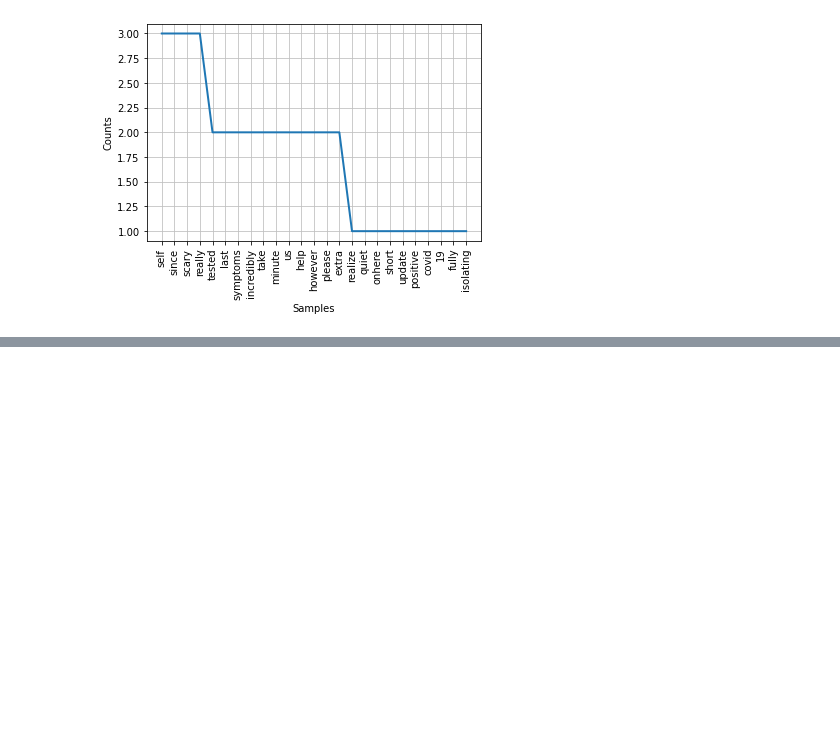
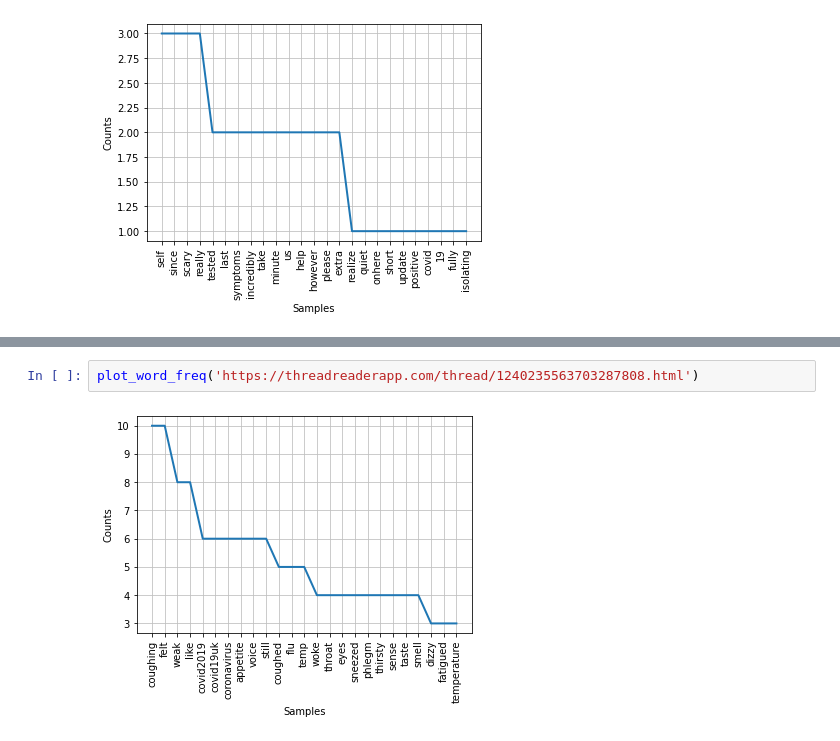
Before and after one commit to adg29/jupyter-sandbox, a Jupyter notebook: Word_frequencies_in_threadreaderapp_twitter_threads.ipynb, the cells around one changed output, grey strips where cells are left out. Cells and saved outputs as stored; diff of their text form; blank space fills up the shorter version.

```diff
--- a/Word_frequencies_in_threadreaderapp_twitter_threads.ipynb
+++ b/Word_frequencies_in_threadreaderapp_twitter_threads.ipynb
@@ -58,0 +67,4 @@ plot_word_freq('https://threadreaderapp.com/thread/1241482321016107009.html')
+# %%
+plot_word_freq('https://threadreaderapp.com/thread/1240235563703287808.html')
+# %% [output]
+[figure, added]
```
Also changed, not shown: parts of 2 cells of this notebook.
